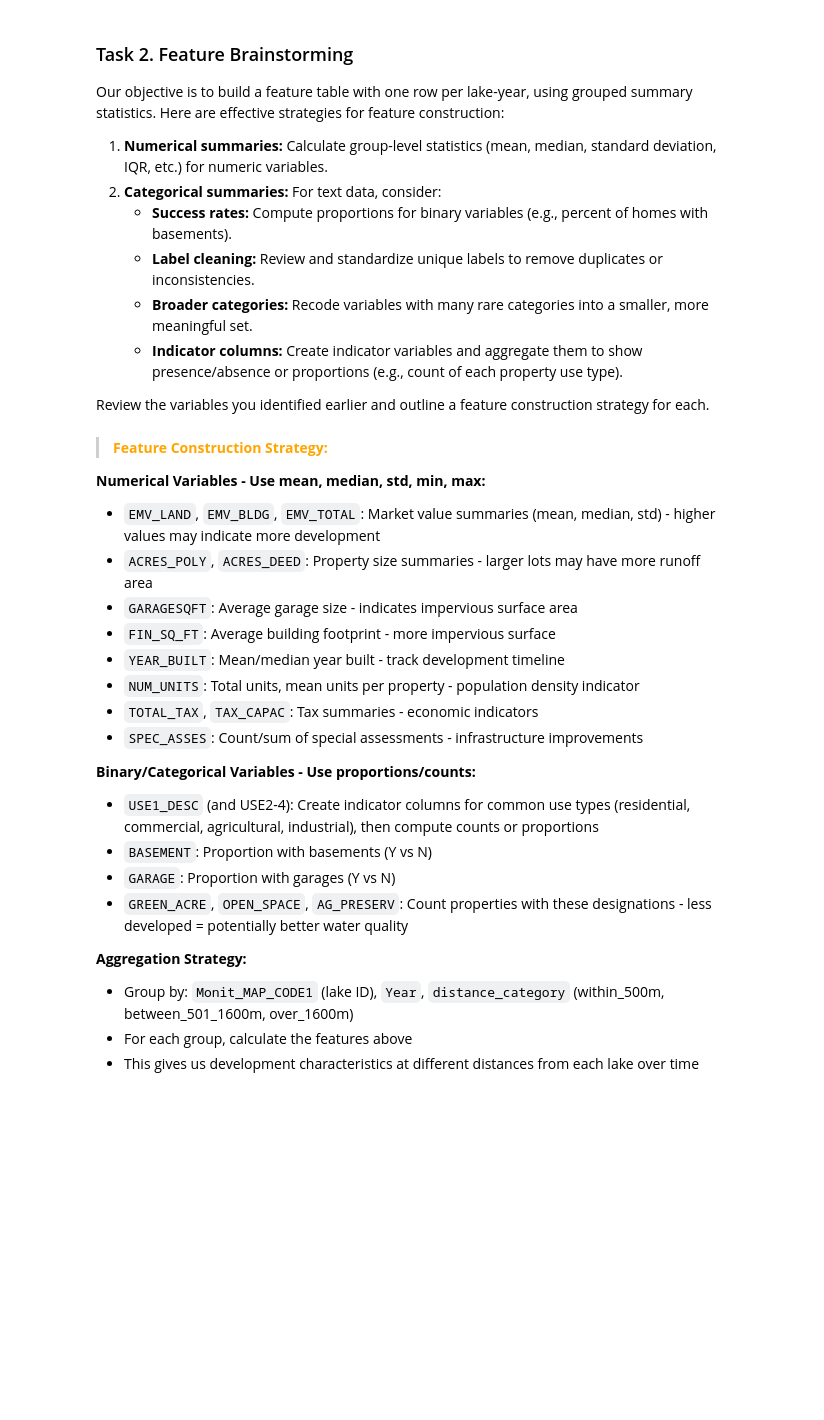
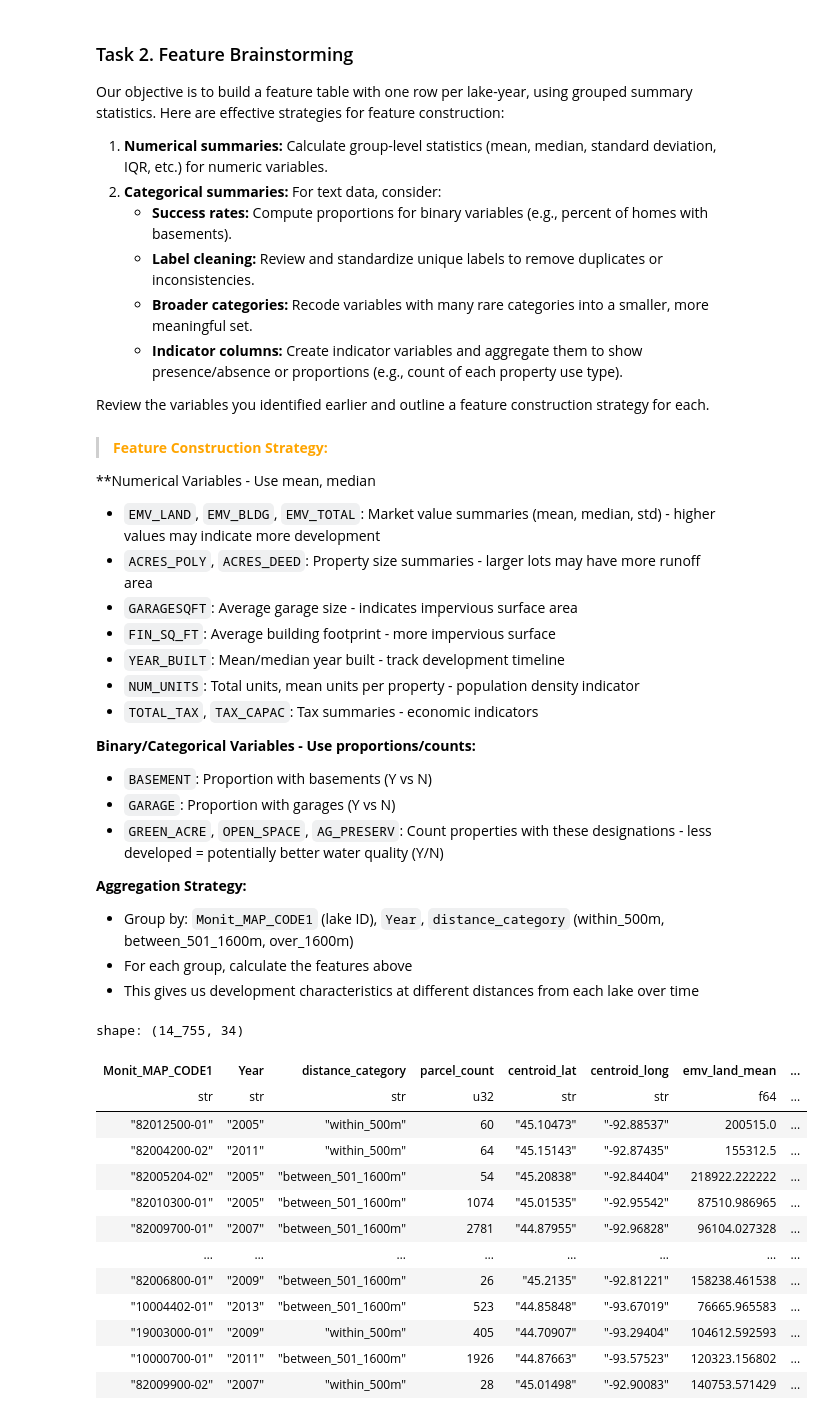
Before and after one commit to garettprestholdt/326_Final, a Jupyter notebook: Project_2_Lab_5_parcel_feature_extraction_V3.ipynb, the cells around one changed output. Cells and saved outputs as stored; diff of their text form; code cells hidden in the pictures; blank space fills up the shorter version.

```diff
--- a/Project_2_Lab_5_parcel_feature_extraction_V3.ipynb
+++ b/Project_2_Lab_5_parcel_feature_extraction_V3.ipynb
@@ -48,7 +93,7 @@ Review the variables you identified earlier and outline a feature construction s
 # %% [markdown]
 > <font color="orange"> **Feature Construction Strategy:**
 
-**Numerical Variables - Use mean, median, std, min, max:**
+**Numerical Variables - Use mean, median
 - `EMV_LAND`, `EMV_BLDG`, `EMV_TOTAL`: Market value summaries (mean, median, std) - higher values may indicate more development
 - `ACRES_POLY`, `ACRES_DEED`: Property size summaries - larger lots may have more runoff area
 - `GARAGESQFT`: Average garage size - indicates impervious surface area
@@ -56,16 +101,66 @@ Review the variables you identified earlier and outline a feature construction s
 - `YEAR_BUILT`: Mean/median year built - track development timeline
 - `NUM_UNITS`: Total units, mean units per property - population density indicator
 - `TOTAL_TAX`, `TAX_CAPAC`: Tax summaries - economic indicators
-- `SPEC_ASSES`: Count/sum of special assessments - infrastructure improvements
 
 **Binary/Categorical Variables - Use proportions/counts:**
-- `USE1_DESC` (and USE2-4): Create indicator columns for common use types (residential, commercial, agricultural, industrial), then compute counts or proportions
 - `BASEMENT`: Proportion with basements (Y vs N)
 - `GARAGE`: Proportion with garages (Y vs N)
-- `GREEN_ACRE`, `OPEN_SPACE`, `AG_PRESERV`: Count properties with these designations - less developed = potentially better water quality
+- `GREEN_ACRE`, `OPEN_SPACE`, `AG_PRESERV`: Count properties with these designations - less developed = potentially better water quality (Y/N)
 
 **Aggregation Strategy:**
 - Group by: `Monit_MAP_CODE1` (lake ID), `Year`, `distance_category` (within_500m, between_501_1600m, over_1600m)
 - For each group, calculate the features above
 - This gives us development characteristics at different distances from each lake over time
 </font>
+# %%
+# Define variable categories for aggregation
+numerical_vars = ['EMV_LAND', 'EMV_BLDG', 'EMV_TOTAL', 'ACRES_POLY', 'ACRES_DEED',
+                  'FIN_SQ_FT', 'YEAR_BUILT', 'NUM_UNITS', 'TOTAL_TAX', 'TAX_CAPAC']
+categorical_vars = ['BASEMENT', 'GARAGE', 'GREEN_ACRE', 'OPEN_SPACE', 'AG_PRESERV']
+# %%
+# Aggregate parcel features by Monit_MAP_CODE1 (lake ID), Year, and distance_category
+# Handling nulls by excluding them from aggregations, then filling remaining nulls with 0
+(parcel_features_agg :=
+    parcels_lazy
+    .group_by(['Monit_MAP_CODE1', 'Year', 'distance_category'])
+    .agg([
+        # Count of parcels
+        pl.len().alias('parcel_count'),
+
+        # Keep centroid coordinates for joining (take first value since they should be the same for each lake)
+        pl.col('centroid_lat').first().cast(pl.Utf8).alias('centroid_lat'),
+        pl.col('centroid_long').first().cast(pl.Utf8).alias('centroid_long'),
+
+        # Numerical variables - mean, median, std
+        *[pl.col(var).cast(pl.Float64, strict=False).mean().alias(f'{var.lower()}_mean')
+          for var in numerical_vars],
+        *[pl.col(var).cast(pl.Float64, strict=False).median().alias(f'{var.lower()}_median')
+          for var in numerical_vars if var not in ['NUM_UNITS', 'TAX_CAPAC']],
+        *[pl.col(var).cast(pl.Float64, strict=False).std().alias(f'{var.lower()}_std')
+          for var in ['EMV_LAND', 'EMV_BLDG', 'EMV_TOTAL', 'ACRES_POLY']],
+
+        # Special aggregations for NUM_UNITS
+        pl.col('NUM_UNITS').cast(pl.Float64, strict=False).sum().alias('num_units_total'),
+
+        # Categorical variables - proportions only
+        *[((pl.col(var) == 'Y').sum() / pl.len()).alias(f'{var.lower()}_prop')
+          for var in categorical_vars],
+    ])
+    .collect()
+    .fill_null(0)
+)
+# %% [output]
+shape: (14_755, 34)
+| Monit_MAP_CODE1 | Year | distance_category | parcel_count | centroid_lat | centroid_long | emv_land_mean | ... |
+| str | str | str | u32 | str | str | f64 | ... |
+| "82012500-01" | "2005" | "within_500m" | 60 | "45.10473" | "-92.88537" | 200515.0 | ... |
+| "82004200-02" | "2011" | "within_500m" | 64 | "45.15143" | "-92.87435" | 155312.5 | ... |
+| "82005204-02" | "2005" | "between_501_1600m" | 54 | "45.20838" | "-92.84404" | 218922.222222 | ... |
+| "82010300-01" | "2005" | "between_501_1600m" | 1074 | "45.01535" | "-92.95542" | 87510.986965 | ... |
+| "82009700-01" | "2007" | "between_501_1600m" | 2781 | "44.87955" | "-92.96828" | 96104.027328 | ... |
+| … | … | … | … | … | … | … | ... |
+| "82006800-01" | "2009" | "between_501_1600m" | 26 | "45.2135" | "-92.81221" | 158238.461538 | ... |
+| "10004402-01" | "2013" | "between_501_1600m" | 523 | "44.85848" | "-93.67019" | 76665.965583 | ... |
+| "19003000-01" | "2009" | "within_500m" | 405 | "44.70907" | "-93.29404" | 104612.592593 | ... |
+| "10000700-01" | "2011" | "between_501_1600m" | 1926 | "44.87663" | "-93.57523" | 120323.156802 | ... |
+| "82009900-02" | "2007" | "within_500m" | 28 | "45.01498" | "-92.90083" | 140753.571429 | ... |
```
Also changed, not shown: parts of 8 cells of this notebook, 1 other file.
